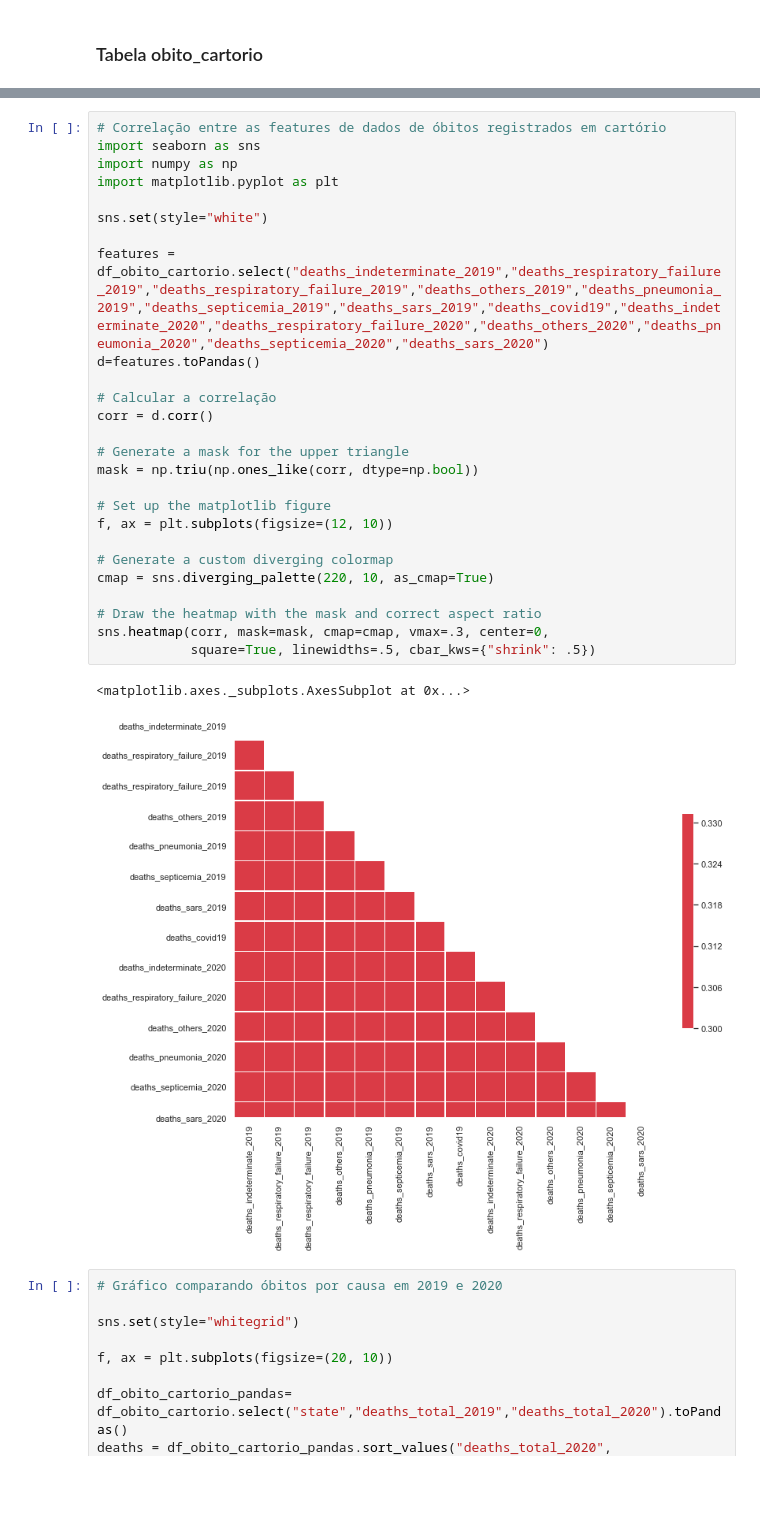
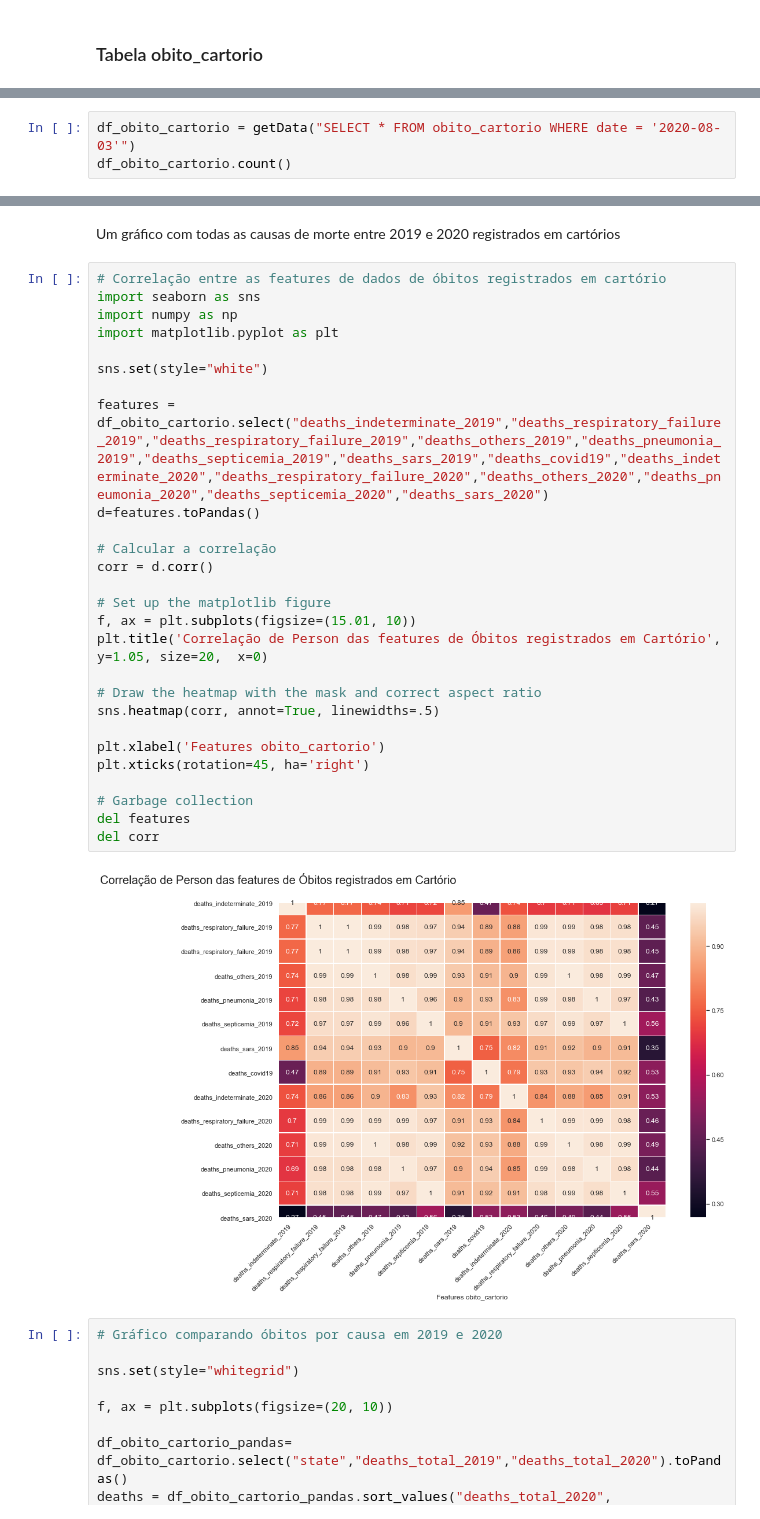
Before and after one commit to marcoguinter/aed_projeto3, a Jupyter notebook: covid19.ipynb, the cells around one changed output, grey strips where cells are left out. Drawn from its saved outputs; the diff is of its cells as text; blank space fills up the shorter version.

Commit message:
Person

```diff
--- a/covid19.ipynb
+++ b/covid19.ipynb
@@ -748,0 +772,3 @@ df_obito_cartorio.toPandas().describe()
+# %%
+df_obito_cartorio = getData("SELECT * FROM obito_cartorio WHERE date = '2020-08-03'")
+df_obito_cartorio.count()
@@ -812,32 +819,34 @@ only showing top 20 rows
+# %% [markdown]
+Um gráfico com todas as causas de morte entre 2019 e 2020 registrados em cartórios
 # %%
 # Correlação entre as features de dados de óbitos registrados em cartório
 import seaborn as sns
 import numpy as np
 import matplotlib.pyplot as plt
 
 sns.set(style="white")
 
 features = df_obito_cartorio.select("deaths_indeterminate_2019","deaths_respiratory_failure_2019","deaths_respiratory_failure_2019","deaths_others_2019","deaths_pneumonia_2019","deaths_septicemia_2019","deaths_sars_2019","deaths_covid19","deaths_indeterminate_2020","deaths_respiratory_failure_2020","deaths_others_2020","deaths_pneumonia_2020","deaths_septicemia_2020","deaths_sars_2020")
 d=features.toPandas()
 
 # Calcular a correlação
 corr = d.corr()
 
-# Generate a mask for the upper triangle
-mask = np.triu(np.ones_like(corr, dtype=np.bool))
-
 # Set up the matplotlib figure
-f, ax = plt.subplots(figsize=(12, 10))
-
-# Generate a custom diverging colormap
-cmap = sns.diverging_palette(220, 10, as_cmap=True)
+f, ax = plt.subplots(figsize=(15.01, 10))
+plt.title('Correlação de Person das features de Óbitos registrados em Cartório', y=1.05, size=20,  x=0)
 
 # Draw the heatmap with the mask and correct aspect ratio
-sns.heatmap(corr, mask=mask, cmap=cmap, vmax=.3, center=0,
-            square=True, linewidths=.5, cbar_kws={"shrink": .5})
+sns.heatmap(corr, annot=True, linewidths=.5)
+
+plt.xlabel('Features obito_cartorio')
+plt.xticks(rotation=45, ha='right')
+
+# Garbage collection
+del features
+del corr
 # %% [output]
-<matplotlib.axes._subplots.AxesSubplot at 0x...>
-[figure, old version]
+[figure, new version]
 # %%
 # Gráfico comparando óbitos por causa em 2019 e 2020
 
```
Also changed, not shown: parts of 8 cells of this notebook.
